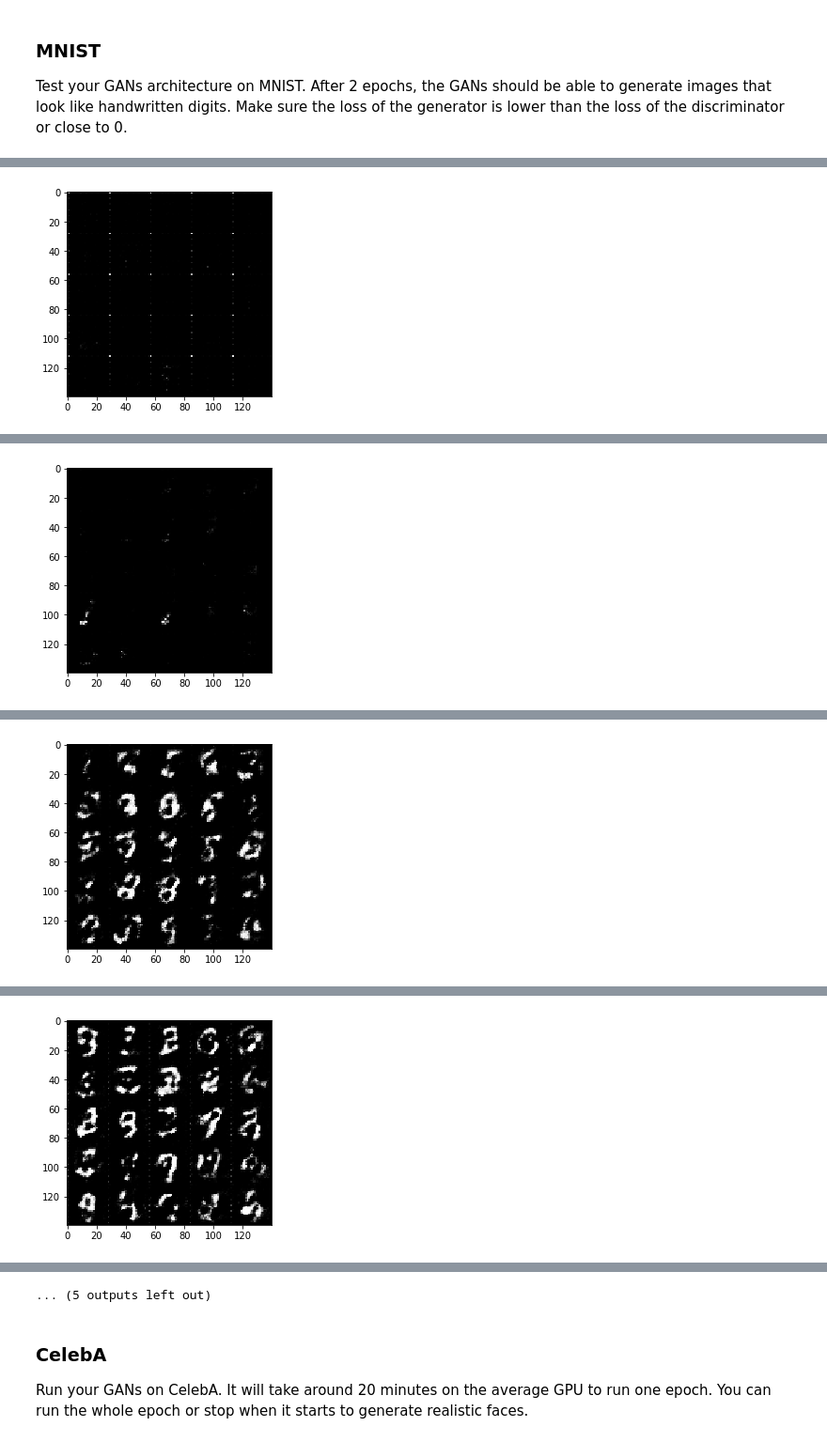
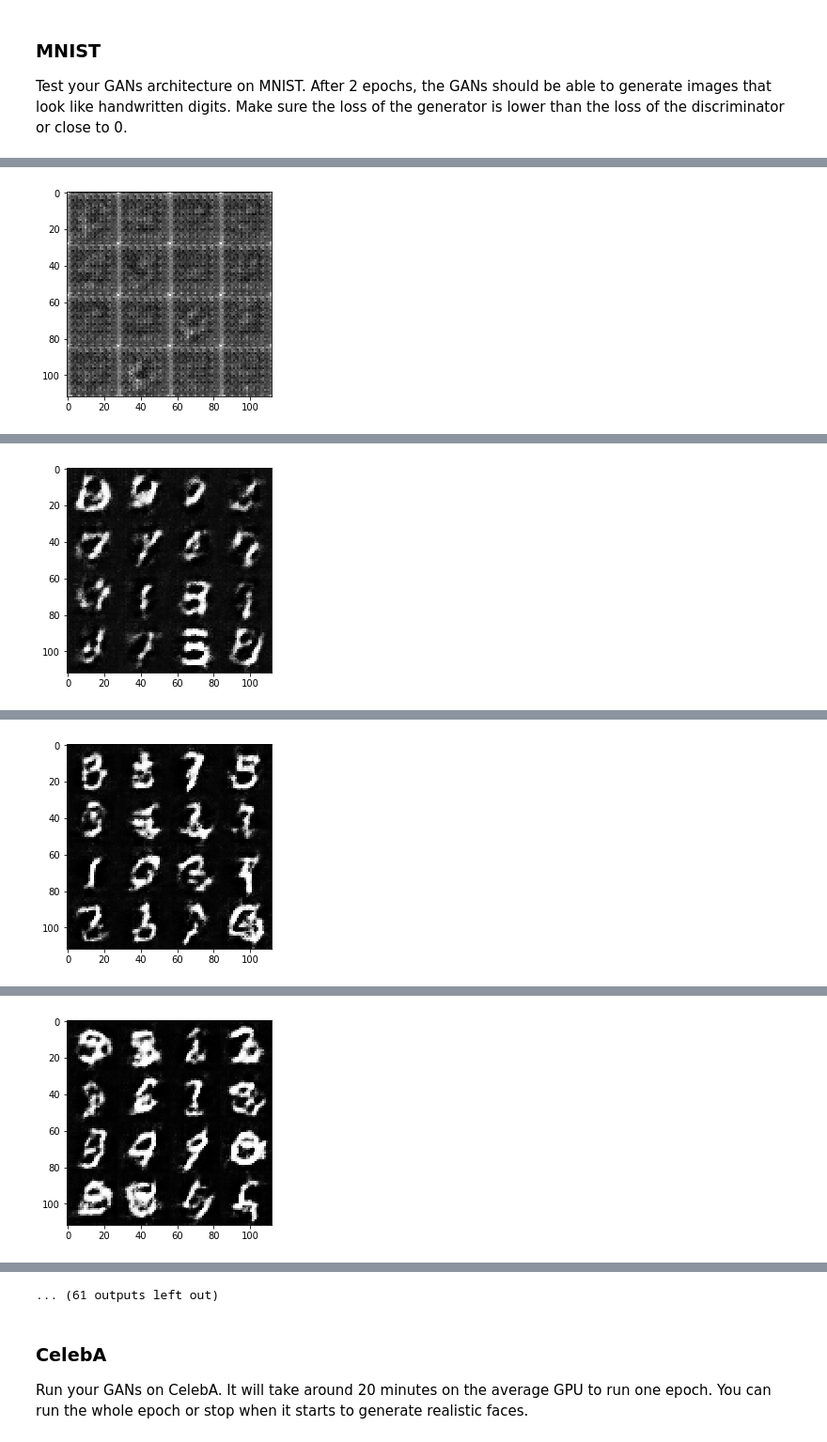
Before and after one commit to risingsudhir/DeepLearning-FaceGeneration, a Jupyter notebook: dlnd_face_generation.ipynb, the cells around one changed output, grey strips where cells are left out. Shown at 94% size. Drawn from its saved outputs; the diff is of its cells as text; code cells hidden in the pictures.

```diff
--- a/dlnd_face_generation.ipynb
+++ b/dlnd_face_generation.ipynb
@@ -163,37 +186,40 @@ def discriminator(images, reuse=False):
         filter_size = 32
         kernel_size = 5
         alpha       = 0.1
+        drop_rate   = 0.7
 
         # Input layer convolution [28*28*Depth --> 14*14*32]
-        conv1 = tf.layers.conv2d(images, filter_size, kernel_size,
+        conv1  = tf.layers.conv2d(images, filter_size, kernel_size,
                                  strides = conv_stride, padding = padding,
-                                 kernel_initializer = tf.random_normal_initializer(mean = 0.0, stddev = 0.1))
-
-        conv1 = tf.maximum(alpha * conv1, conv1)
+                                 kernel_initializer = xev_init())
+        conv1 = relu(conv1, alpha)
 
         # Second convolution layer [14*14*32 --> 7*7*64]
         conv2 = tf.layers.conv2d(conv1, filter_size * 2, kernel_size,
                                  strides = conv_stride, padding = padding,
-                                 kernel_initializer = tf.random_normal_initializer(mean = 0.0, stddev = 0.1))
+                                 kernel_initializer = xev_init())
 
         conv2 = tf.layers.batch_normalization(conv2, training=True)
-        conv2 = tf.maximum(alpha * conv2, conv2)
+        conv2 = relu(conv2, alpha)
+        conv2 = tf.layers.dropout(conv2, rate = drop_rate)
 
         # 3rd convolution layer [7*7*64 --> 4*4*128]
         conv3 = tf.layers.conv2d(conv2, filter_size * 4, kernel_size,
                                  strides= conv_stride, padding= padding,
-                                 kernel_initializer = tf.random_normal_initializer(mean = 0.0, stddev = 0.1))
+                                 kernel_initializer = xev_init())
 
         conv3 = tf.layers.batch_normalization(conv3, training=True)
-        conv3 = tf.maximum(alpha * conv3, conv3)
+        conv3 = relu(conv3, alpha)
+        conv3 = tf.layers.dropout(conv3, rate = drop_rate)
 
         # tranform from 3-D to 1-D tensor
-        [batch_size, height, width, depth] = conv3.get_shape().as_list()
-        flat_layer = tf.reshape(conv3, [-1, height * width * depth])
+        #[batch_size, height, width, depth] = conv3.get_shape().as_list()
+        #flat_layer = tf.reshape(conv3, [-1, height * width * depth])
+        flat_layer = tf.contrib.layers.flatten(conv3)
 
         # fully connected layer
         #weight = tf.get_variable('weight', [height * width * depth, 1],
-        #                         initializer = tf.random_normal_initializer(mean = 0.0, stddev = 0.1))
+        #                         initializer = xev_init())
 
         #bias   = tf.get_variable('bias', [1],
         #                         initializer = tf.constant_initializer(0))
@@ -202,7 +228,7 @@ def discriminator(images, reuse=False):
         #out    = tf.sigmoid(logits)
 
         logits = tf.layers.dense(flat_layer, 1,
-                                 kernel_initializer = tf.random_normal_initializer(mean = 0.0, stddev = 0.1))
+                                 kernel_initializer = xev_init())
 
         output  = tf.sigmoid(logits)
 
@@ -437,7 +471,7 @@ def train(epoch_count, batch_size, z_dim, learning_rate, beta1, get_batches, dat
     :param data_image_mode: The image mode to use for images ("RGB" or "L")
     """
     # Build Model
-    show_n_images = 25
+    show_n_images = 20
 
     # get input placeholders
     _, width, height, channels      = data_shape
@@ -475,6 +509,11 @@ def train(epoch_count, batch_size, z_dim, learning_rate, beta1, get_batches, dat
                                                      learn_rate : learning_rate,
                                                     })
 
+                _ = sess.run(g_train_opt, feed_dict={input_z    : batch_z,
+                                                     input_real : in_image,
+                                                     learn_rate : learning_rate,
+                                                    })
+
                 if train_steps % print_steps == 0:
                     # print losses at this point
                     train_loss_d = d_loss.eval({input_real: in_image,
@@ -494,10 +533,10 @@ def train(epoch_count, batch_size, z_dim, learning_rate, beta1, get_batches, dat
 ### MNIST
 Test your GANs architecture on MNIST.  After 2 epochs, the GANs should be able to generate images that look like handwritten digits.  Make sure the loss of the generator is lower than the loss of the discriminator or close to 0.
 # %%
-batch_size    = 128
+batch_size    = 32
 z_dim         = 128
-learning_rate = 0.0009
-beta1         = 0.50
+learning_rate = 0.0003
+beta1         = 0.4
 
 """
 DON'T MODIFY ANYTHING IN THIS CELL THAT IS BELOW THIS LINE
@@ -514 +553 @@ Epoch 1/100.  Discriminator Loss: 0.8071... Generator Loss: 1.6626
-[figure, old version]
+[figure, new version]
@@ -517 +556 @@ Epoch 1/200.  Discriminator Loss: 1.1837... Generator Loss: 1.1359
-[figure, old version]
+[figure, new version]
@@ -520 +559 @@ Epoch 1/300.  Discriminator Loss: 1.6482... Generator Loss: 0.4257
-[figure, old version]
+[figure, new version]
@@ -523 +562 @@ Epoch 1/400.  Discriminator Loss: 1.3234... Generator Loss: 1.0873
-[figure, old version]
+[figure, new version]
@@ -531,4 +569,4 @@ Epoch 2/200.  Discriminator Loss: 1.4318... Generator Loss: 0.5528
-... (5 outputs left out)
+... (61 outputs left out)
 # %% [markdown]
 ### CelebA
 Run your GANs on CelebA.  It will take around 20 minutes on the average GPU to run one epoch.  You can run the whole epoch or stop when it starts to generate realistic faces.
```
Also changed, not shown: parts of 4 cells of this notebook, 1 other file.
